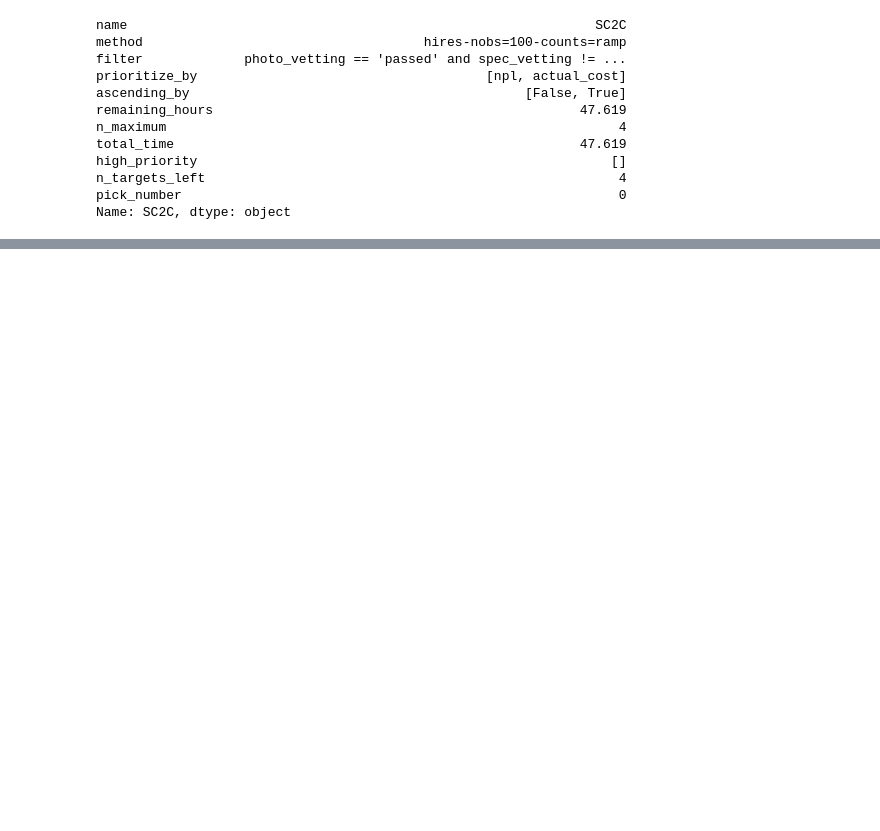
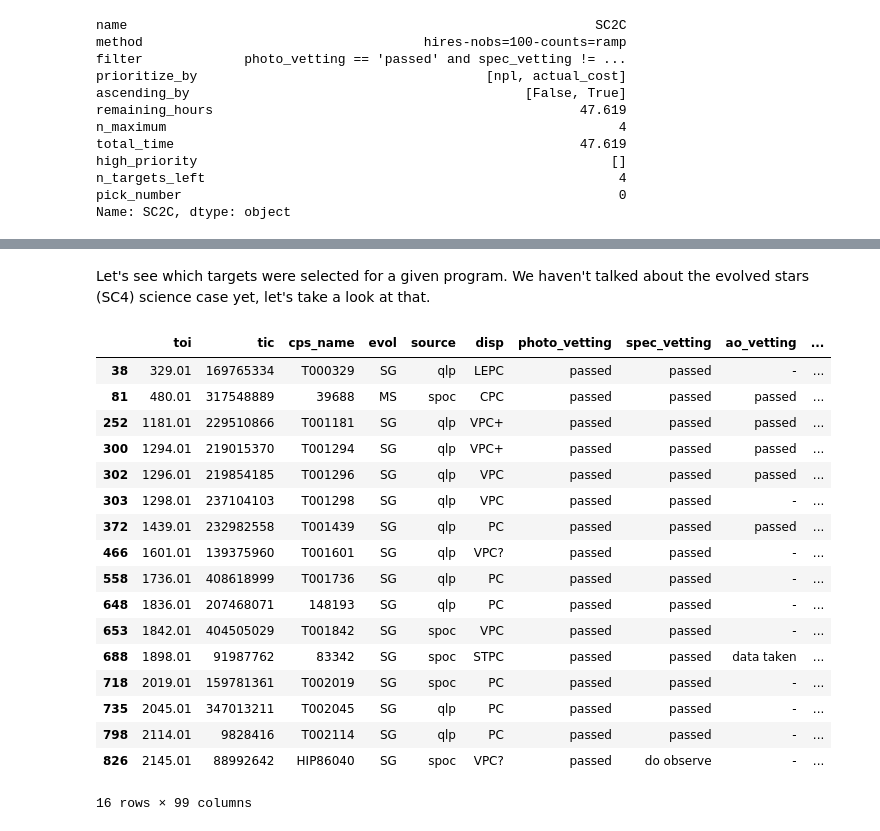
Before and after one commit to ashleychontos/sort-a-survey, a Jupyter notebook: examples/TKS.ipynb, the cells around one changed output, grey strips where cells are left out. Cells and saved outputs as stored; diff of their text form; code cells hidden in the pictures; blank space fills up the shorter version.

```diff
--- a/examples/TKS.ipynb
+++ b/examples/TKS.ipynb
@@ -98,0 +207,25 @@ rank(TKS)
+# %% [markdown]
+Let's see which targets were selected for a given program. We haven't talked about the evolved stars (SC4) science case yet, let's take a look at that.
+# %%
+case = 'SC4'
+
+TKS.final[TKS.final['in_%s'%case] == 1]
+# %% [output]
+|  | toi | tic | cps_name | evol | source | disp | photo_vetting | spec_vetting | ao_vetting | ... |
+| 38 | 329.01 | 169765334 | T000329 | SG | qlp | LEPC | passed | passed | - | ... |
+| 81 | 480.01 | 317548889 | 39688 | MS | spoc | CPC | passed | passed | passed | ... |
+| 252 | 1181.01 | 229510866 | T001181 | SG | qlp | VPC+ | passed | passed | passed | ... |
+| 300 | 1294.01 | 219015370 | T001294 | SG | qlp | VPC+ | passed | passed | passed | ... |
+| 302 | 1296.01 | 219854185 | T001296 | SG | qlp | VPC | passed | passed | passed | ... |
+| 303 | 1298.01 | 237104103 | T001298 | SG | qlp | VPC | passed | passed | - | ... |
+| 372 | 1439.01 | 232982558 | T001439 | SG | qlp | PC | passed | passed | passed | ... |
+| 466 | 1601.01 | 139375960 | T001601 | SG | qlp | VPC? | passed | passed | - | ... |
+| 558 | 1736.01 | 408618999 | T001736 | SG | qlp | PC | passed | passed | - | ... |
+| 648 | 1836.01 | 207468071 | 148193 | SG | qlp | PC | passed | passed | - | ... |
+| 653 | 1842.01 | 404505029 | T001842 | SG | spoc | VPC | passed | passed | - | ... |
+| 688 | 1898.01 | 91987762 | 83342 | SG | spoc | STPC | passed | passed | data taken | ... |
+| 718 | 2019.01 | 159781361 | T002019 | SG | spoc | PC | passed | passed | - | ... |
+| 735 | 2045.01 | 347013211 | T002045 | SG | qlp | PC | passed | passed | - | ... |
+| 798 | 2114.01 | 9828416 | T002114 | SG | qlp | PC | passed | passed | - | ... |
+| 826 | 2145.01 | 88992642 | HIP86040 | SG | spoc | VPC? | passed | do observe | - | ... |
+16 rows × 99 columns
```
Also changed, not shown: parts of 56 cells of this notebook, 12 other files.
